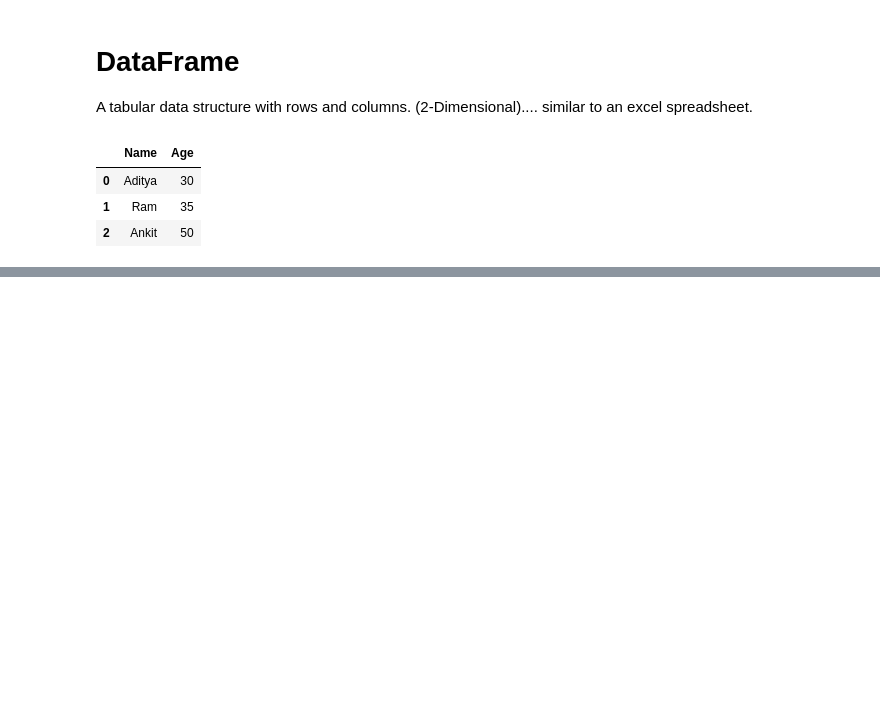
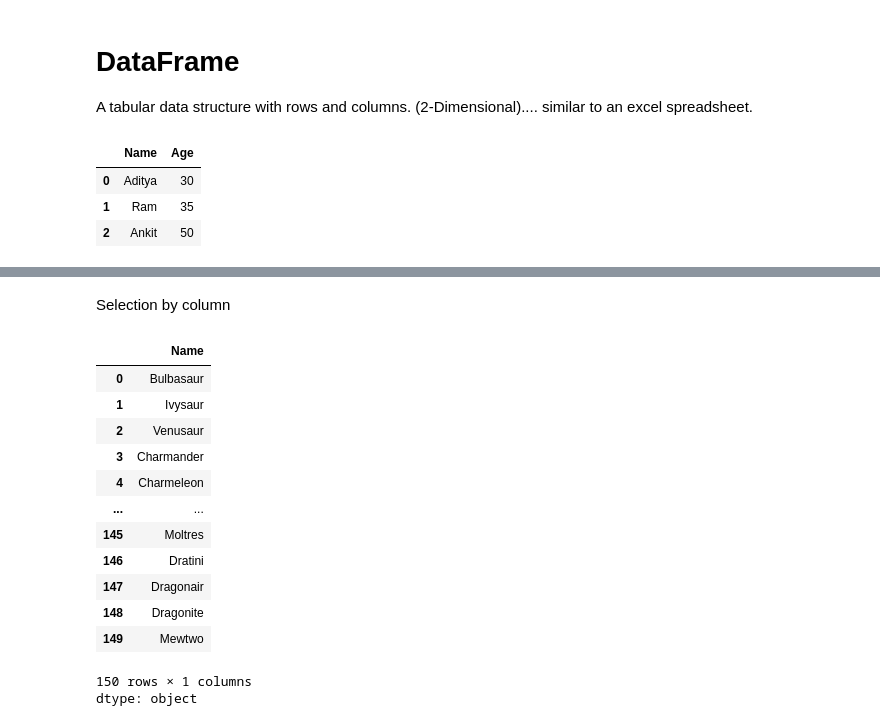
Before and after one commit to a4-adityaa/Data-Science-Fundamentals, a Jupyter notebook: Pandas.ipynb, the cells around one changed output, grey strips where cells are left out. Drawn from its saved outputs; the diff is of its cells as text; code cells hidden in the pictures; blank space fills up the shorter version.

```diff
--- a/Pandas.ipynb
+++ b/Pandas.ipynb
@@ -107,0 +164,21 @@ df
+# %% [markdown]
+Selection by column
+# %%
+df["Name"]
+# print all without truncating we can use `.to_string()`
+# df["Name"].to_string()
+# %% [output]
+|  | Name |
+| 0 | Bulbasaur |
+| 1 | Ivysaur |
+| 2 | Venusaur |
+| 3 | Charmander |
+| 4 | Charmeleon |
+| ... | ... |
+| 145 | Moltres |
+| 146 | Dratini |
+| 147 | Dragonair |
+| 148 | Dragonite |
+| 149 | Mewtwo |
+150 rows × 1 columns
+dtype: object
```
Also changed, not shown: parts of 7 cells of this notebook.
